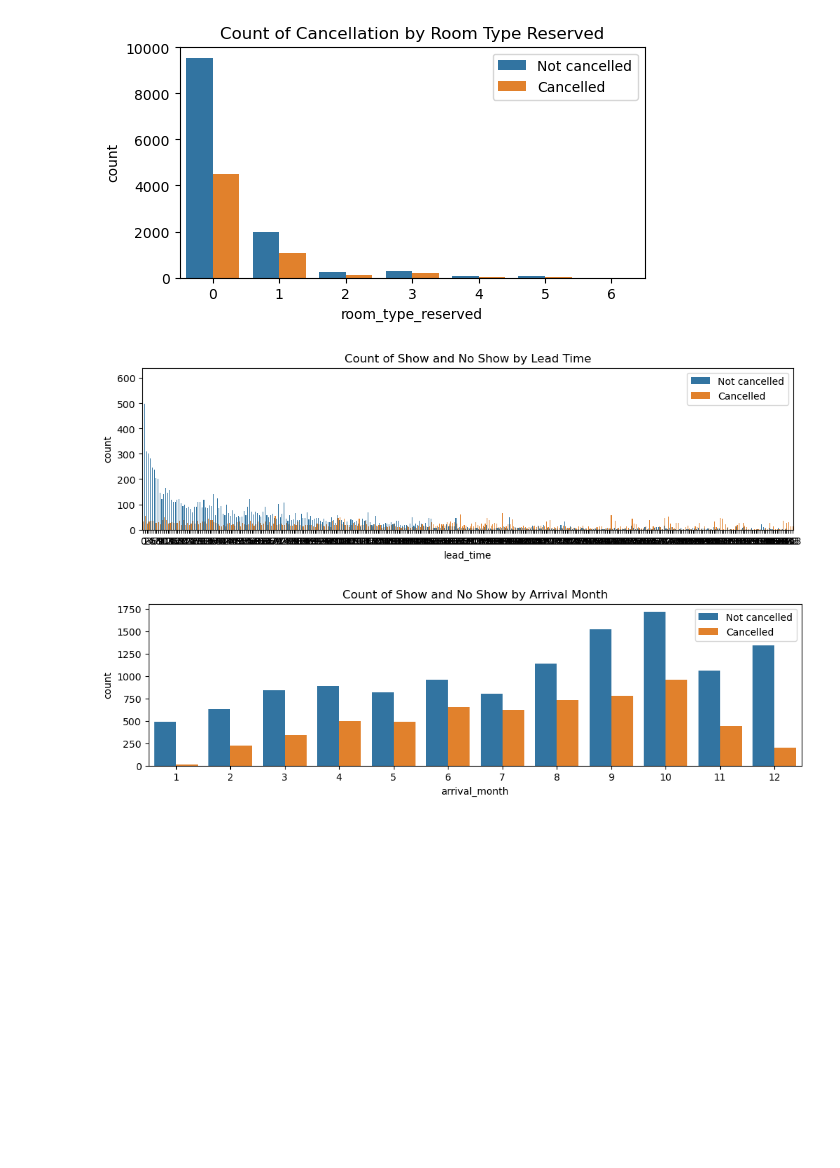
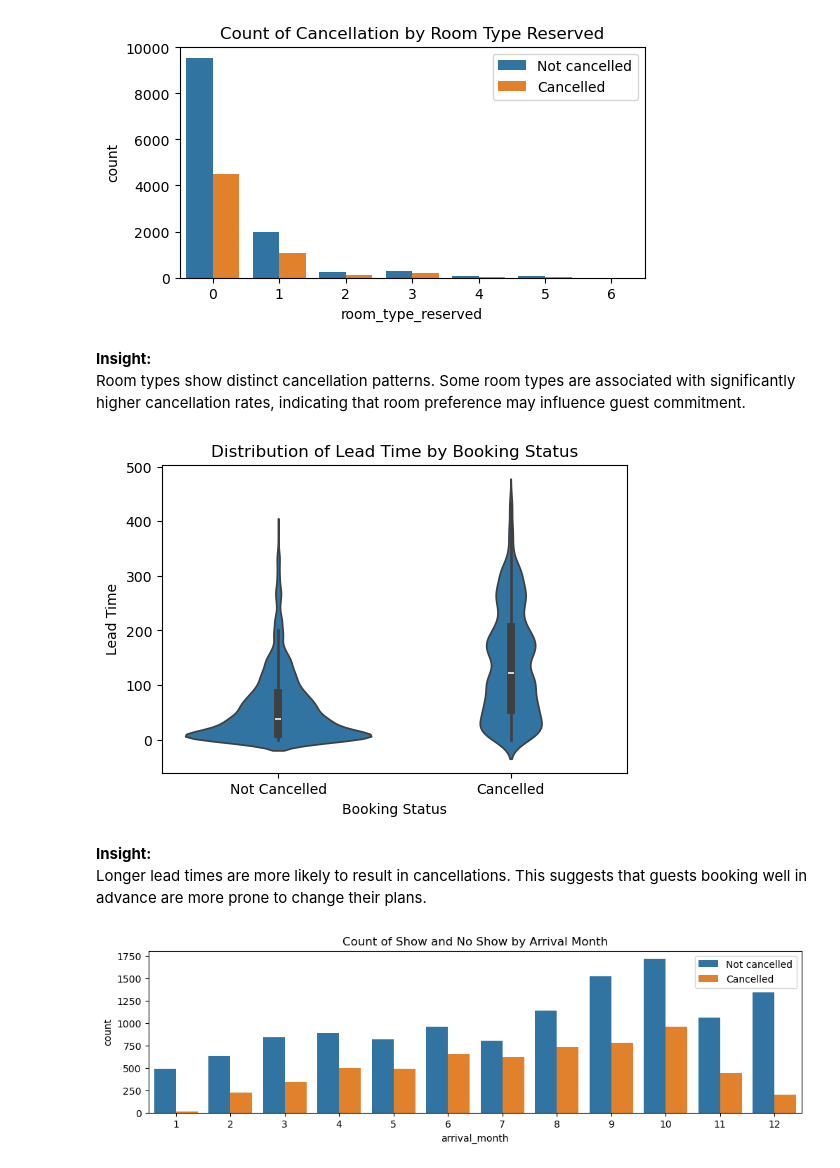
Before and after one commit to Navitraa/Hotel-Reservation-Cancellation-Prediction, a Jupyter notebook: main.ipynb, the cells around one changed output. Drawn from its saved outputs; the diff is of its cells as text; code cells hidden in the pictures; blank space fills up the shorter version.

```diff
--- a/main.ipynb
+++ b/main.ipynb
@@ -104,14 +104,23 @@ plt.legend(labels=['Not cancelled', 'Cancelled'])
 plt.show()
 # %% [output]
 [figure]
+# %% [markdown]
+**Insight:**
+Room types show distinct cancellation patterns. Some room types are associated with significantly higher cancellation rates, indicating that room preference may influence guest commitment.
 # %%
-plt.figure(figsize=(12, 3))
-sb.countplot(x='lead_time', hue='booking_status', data=dataCleaned)
-plt.title('Count of Show and No Show by Lead Time')
-plt.legend(labels=['Not cancelled', 'Cancelled'])
+# Violin plot of lead time by booking status
+plt.figure(figsize=(6, 4))
+sb.violinplot(x='booking_status', y='lead_time', data=dataCleaned)
+plt.title('Distribution of Lead Time by Booking Status')
+plt.xlabel('Booking Status')
+plt.ylabel('Lead Time')
+plt.xticks([0, 1], ['Not Cancelled', 'Cancelled'])
 plt.show()
 # %% [output]
-[figure, old version]
+[figure, new version]
+# %% [markdown]
+**Insight:**
+Longer lead times are more likely to result in cancellations. This suggests that guests booking well in advance are more prone to change their plans.
 # %%
 plt.figure(figsize=(12, 3))
 sb.countplot(x='arrival_month', hue='booking_status', data=dataCleaned)
```
Also changed, not shown: parts of 25 cells of this notebook, 3 other files.
